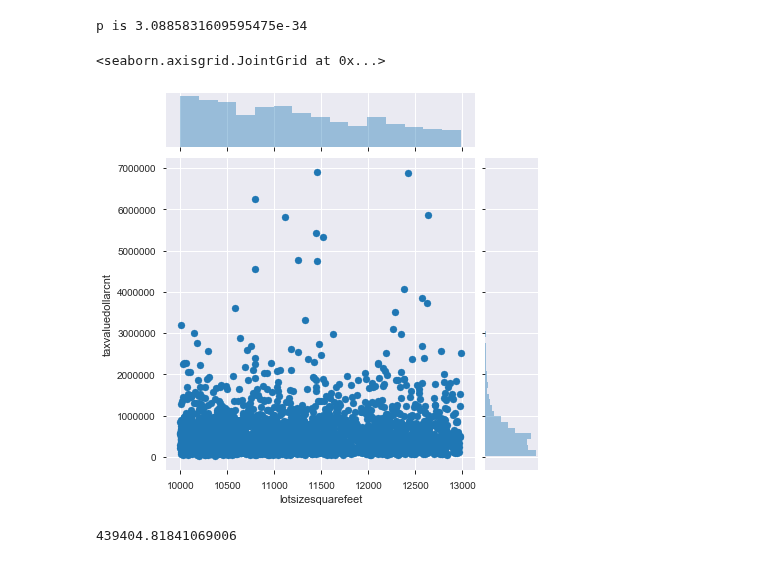
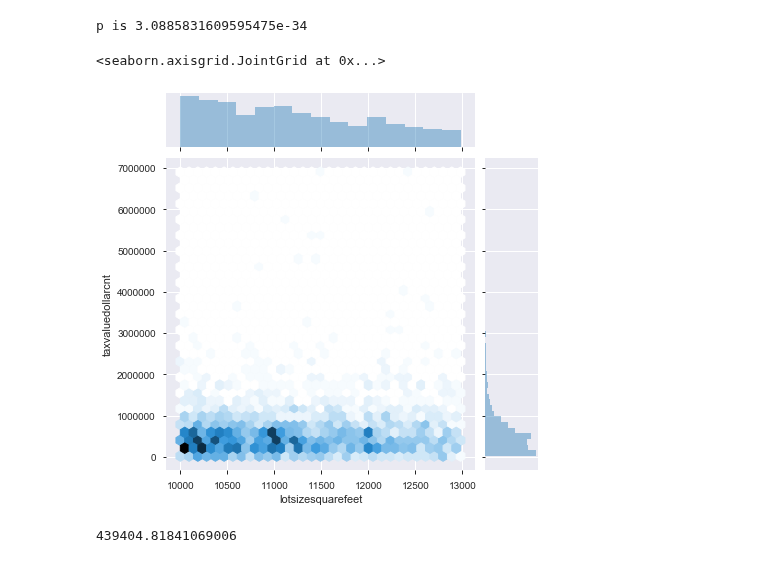
Before and after one commit to FJ-Zillow-Org/Zillow, a Jupyter notebook: faiths_explore.ipynb, the cells around one changed output. Saved outputs shown, nothing was run; the diff lists cells and outputs as text; code cells hidden in the pictures.

```diff
--- a/faiths_explore.ipynb
+++ b/faiths_explore.ipynb
@@ -406,10 +406,10 @@ p is 3.0885831609595475e-34
 
 lot_no_outliers = train_cat[train_cat.lotsizesquarefeet > 10000]
 # %%
-sns.jointplot(data=lot_no_outliers, y="taxvaluedollarcnt", x="lotsizesquarefeet")
+sns.jointplot(data=lot_no_outliers, y="taxvaluedollarcnt", x="lotsizesquarefeet", kind="hex")
 # %% [output]
 <seaborn.axisgrid.JointGrid at 0x...>
-[figure, old version]
+[figure, new version]
 # %%
 train.taxvaluedollarcnt.mean()
 # %% [output]
```
